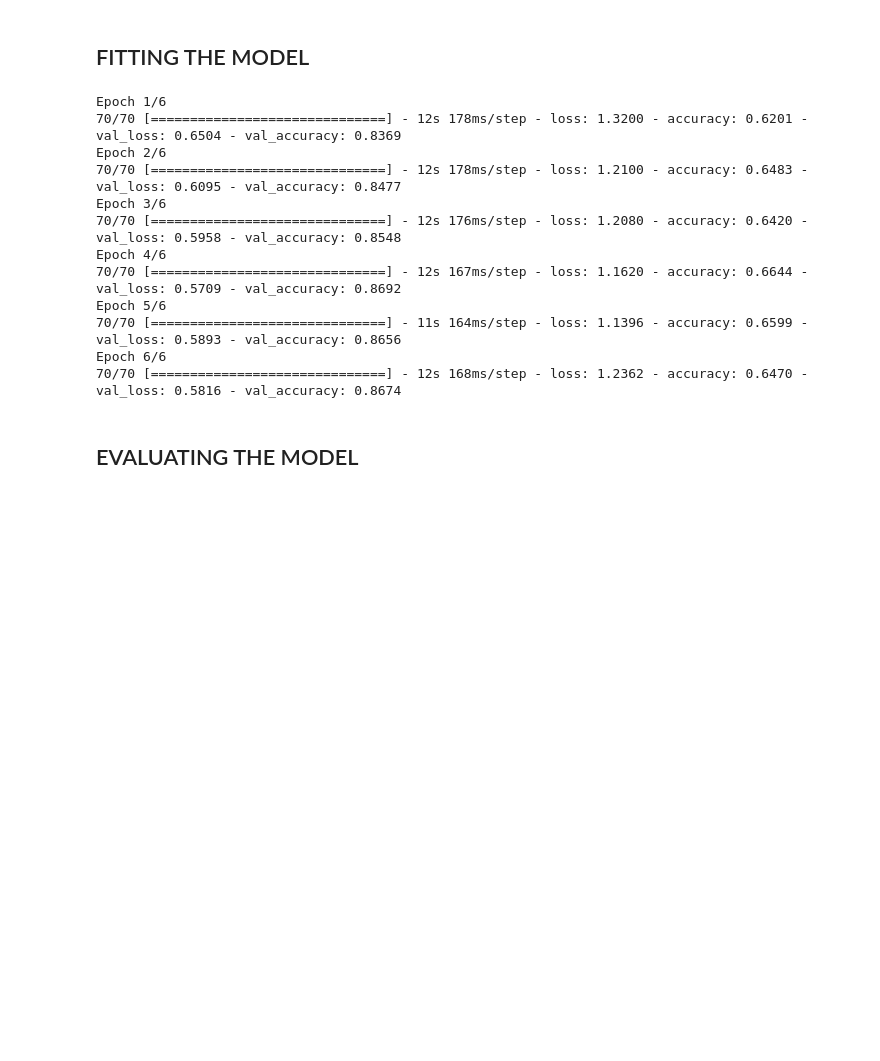
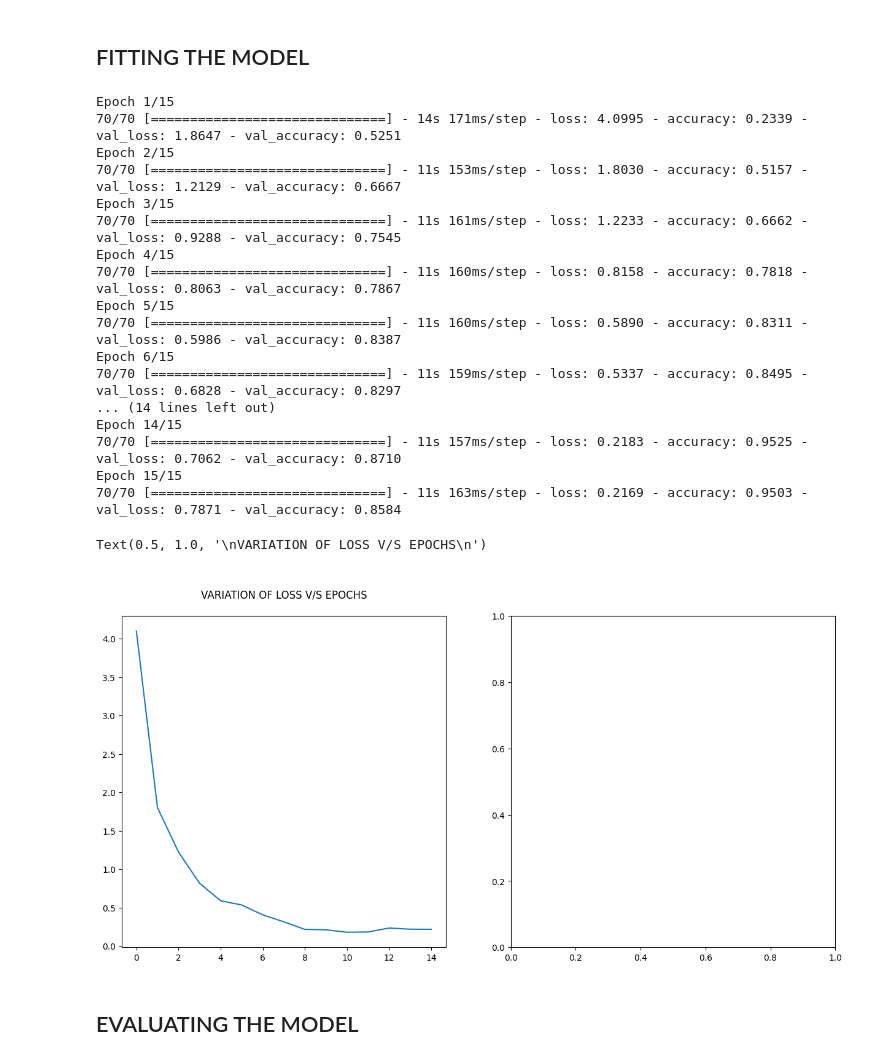
Before and after one commit to HariSkr11/indian-sign-language-detection, a Jupyter notebook: Model.ipynb, the cells around one changed output. Drawn from its saved outputs; the diff is of its cells as text; code cells hidden in the pictures; blank space fills up the shorter version.

```diff
--- a/Model.ipynb
+++ b/Model.ipynb
@@ -252,7 +255,7 @@ class transfer_model:
       self.model.add(tf.keras.layers.Dropout(dropout))
     self.model.add(tf.keras.layers.Dense(output_dim,activation="softmax"))
 # %%
-t_model = transfer_model(transfer).model
+t_model = transfer_model(transfer,number_dense=4,dense=[512,256,128,64]).model
 # %% [markdown]
 ## COMPILING THE MODEL
 # %%
@@ -279,22 +282,40 @@ Non-trainable params: 14,714,688
 _________________________________________________________________
 # %% [markdown]
 ## FITTING THE MODEL
+# %%
+loss_list = []
+accuracy_list = []
 # %%
 es = tf.keras.callbacks.EarlyStopping(monitor='val_accuracy', mode='max', patience=5,  restore_best_weights=True)
-history = t_model.fit(X_train_filtered,y_train,epochs=6,validation_split=0.2,callbacks=[es])
+history = t_model.fit(X_train_filtered,y_train,epochs=15,validation_split=0.2,callbacks=[es])
 # %% [output]
-Epoch 1/6
-70/70 [==============================] - 12s 178ms/step - loss: 1.3200 - accuracy: 0.6201 - val_loss: 0.6504 - val_accuracy: 0.8369
-Epoch 2/6
-70/70 [==============================] - 12s 178ms/step - loss: 1.2100 - accuracy: 0.6483 - val_loss: 0.6095 - val_accuracy: 0.8477
-Epoch 3/6
-70/70 [==============================] - 12s 176ms/step - loss: 1.2080 - accuracy: 0.6420 - val_loss: 0.5958 - val_accuracy: 0.8548
-Epoch 4/6
-70/70 [==============================] - 12s 167ms/step - loss: 1.1620 - accuracy: 0.6644 - val_loss: 0.5709 - val_accuracy: 0.8692
-Epoch 5/6
-70/70 [==============================] - 11s 164ms/step - loss: 1.1396 - accuracy: 0.6599 - val_loss: 0.5893 - val_accuracy: 0.8656
-Epoch 6/6
-70/70 [==============================] - 12s 168ms/step - loss: 1.2362 - accuracy: 0.6470 - val_loss: 0.5816 - val_accuracy: 0.8674
+Epoch 1/15
+70/70 [==============================] - 14s 171ms/step - loss: 4.0995 - accuracy: 0.2339 - val_loss: 1.8647 - val_accuracy: 0.5251
+Epoch 2/15
+70/70 [==============================] - 11s 153ms/step - loss: 1.8030 - accuracy: 0.5157 - val_loss: 1.2129 - val_accuracy: 0.6667
+Epoch 3/15
+70/70 [==============================] - 11s 161ms/step - loss: 1.2233 - accuracy: 0.6662 - val_loss: 0.9288 - val_accuracy: 0.7545
+Epoch 4/15
+70/70 [==============================] - 11s 160ms/step - loss: 0.8158 - accuracy: 0.7818 - val_loss: 0.8063 - val_accuracy: 0.7867
+Epoch 5/15
+70/70 [==============================] - 11s 160ms/step - loss: 0.5890 - accuracy: 0.8311 - val_loss: 0.5986 - val_accuracy: 0.8387
+Epoch 6/15
+70/70 [==============================] - 11s 159ms/step - loss: 0.5337 - accuracy: 0.8495 - val_loss: 0.6828 - val_accuracy: 0.8297
+... (14 lines left out)
+Epoch 14/15
+70/70 [==============================] - 11s 157ms/step - loss: 0.2183 - accuracy: 0.9525 - val_loss: 0.7062 - val_accuracy: 0.8710
+Epoch 15/15
+70/70 [==============================] - 11s 163ms/step - loss: 0.2169 - accuracy: 0.9503 - val_loss: 0.7871 - val_accuracy: 0.8584
+# %%
+loss_list+=history.history['loss']
+accuracy_list = history.history['accuracy']
+# %%
+fig,axes = plt.subplots(nrows=1,ncols=2,figsize=(15,7))
+axes[0].plot(loss_list)
+axes[0].set_title("\nVARIATION OF LOSS V/S EPOCHS\n")
+# %% [output]
+Text(0.5, 1.0, '\nVARIATION OF LOSS V/S EPOCHS\n')
+[figure, added]
 # %% [markdown]
 ## EVALUATING THE MODEL
 # %%
```
Also changed, not shown: parts of 7 cells of this notebook.
